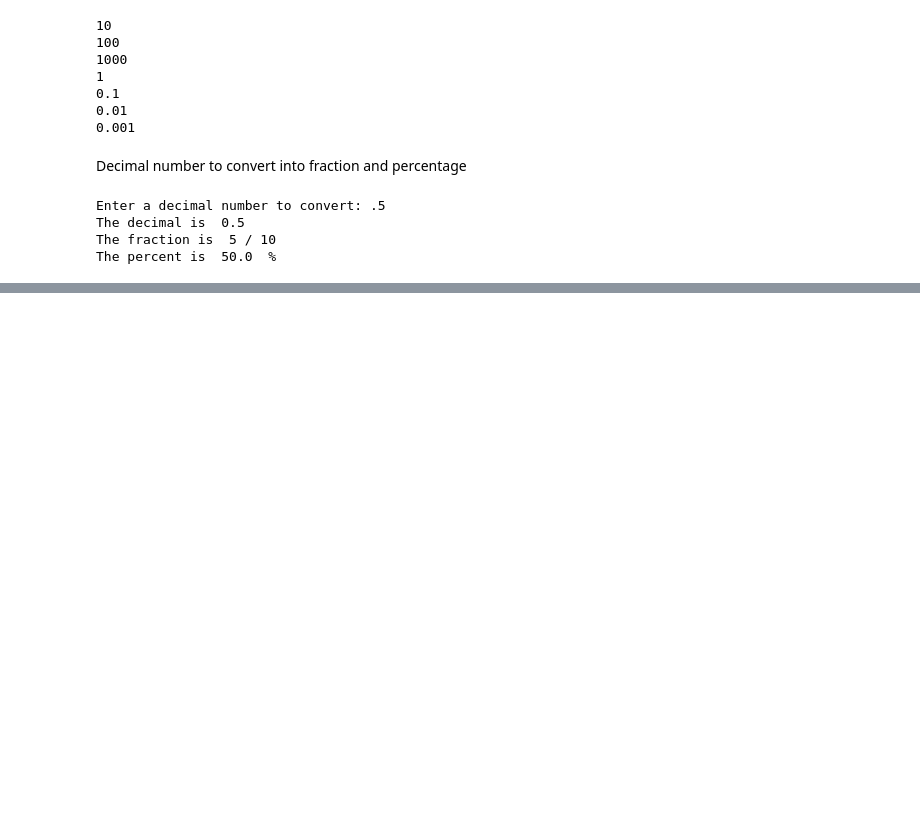
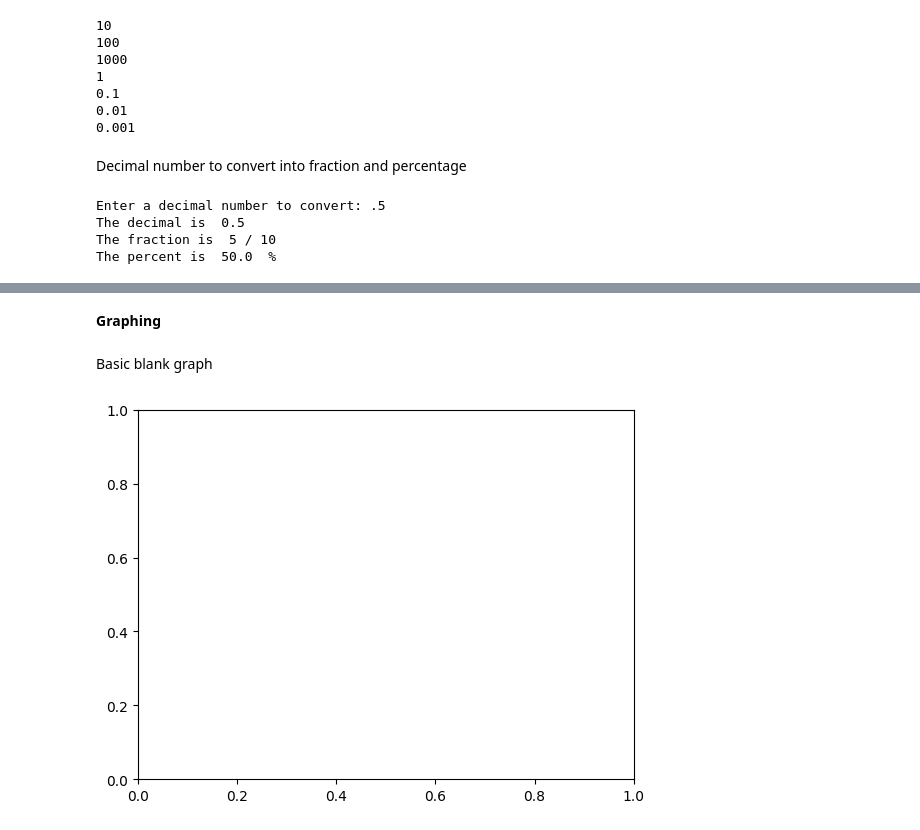
Before and after one commit to nhemanth1103/Algebra-with-python, a Jupyter notebook: Algebra_with_python.ipynb, the cells around one changed output, grey strips where cells are left out. Saved outputs shown, nothing was run; the diff lists cells and outputs as text; code cells hidden in the pictures; blank space fills up the shorter version.

```diff
--- a/Algebra_with_python.ipynb
+++ b/Algebra_with_python.ipynb
@@ -153,0 +178,10 @@ The percent is  50.0  %
+# %% [markdown]
+**Graphing**
+# %% [markdown]
+Basic blank graph
+# %%
+import matplotlib.pyplot as plt
+fig,ax=plt.subplots()
+plt.show()
+# %% [output]
+[figure, added]
```
Also changed, not shown: parts of 18 cells of this notebook.
